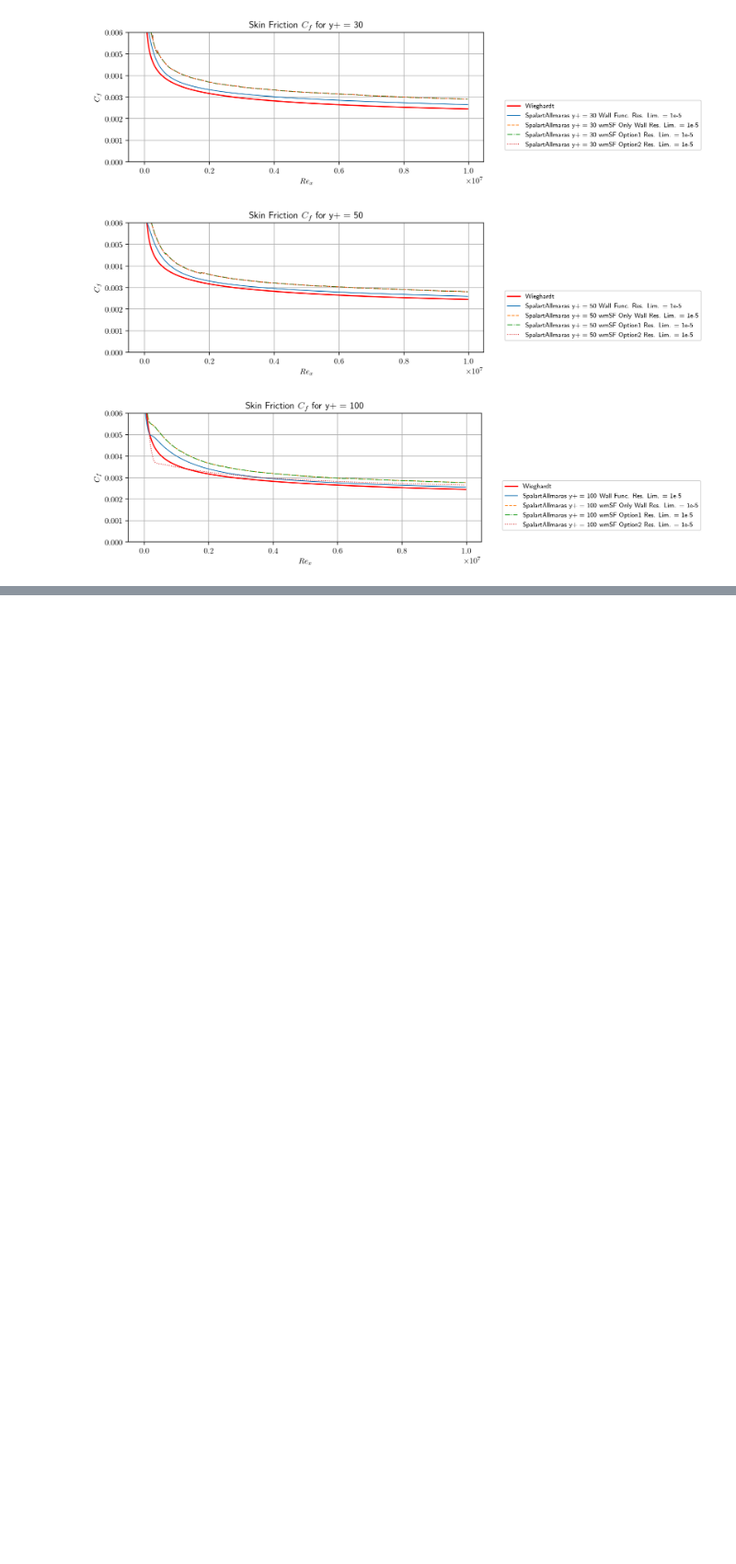
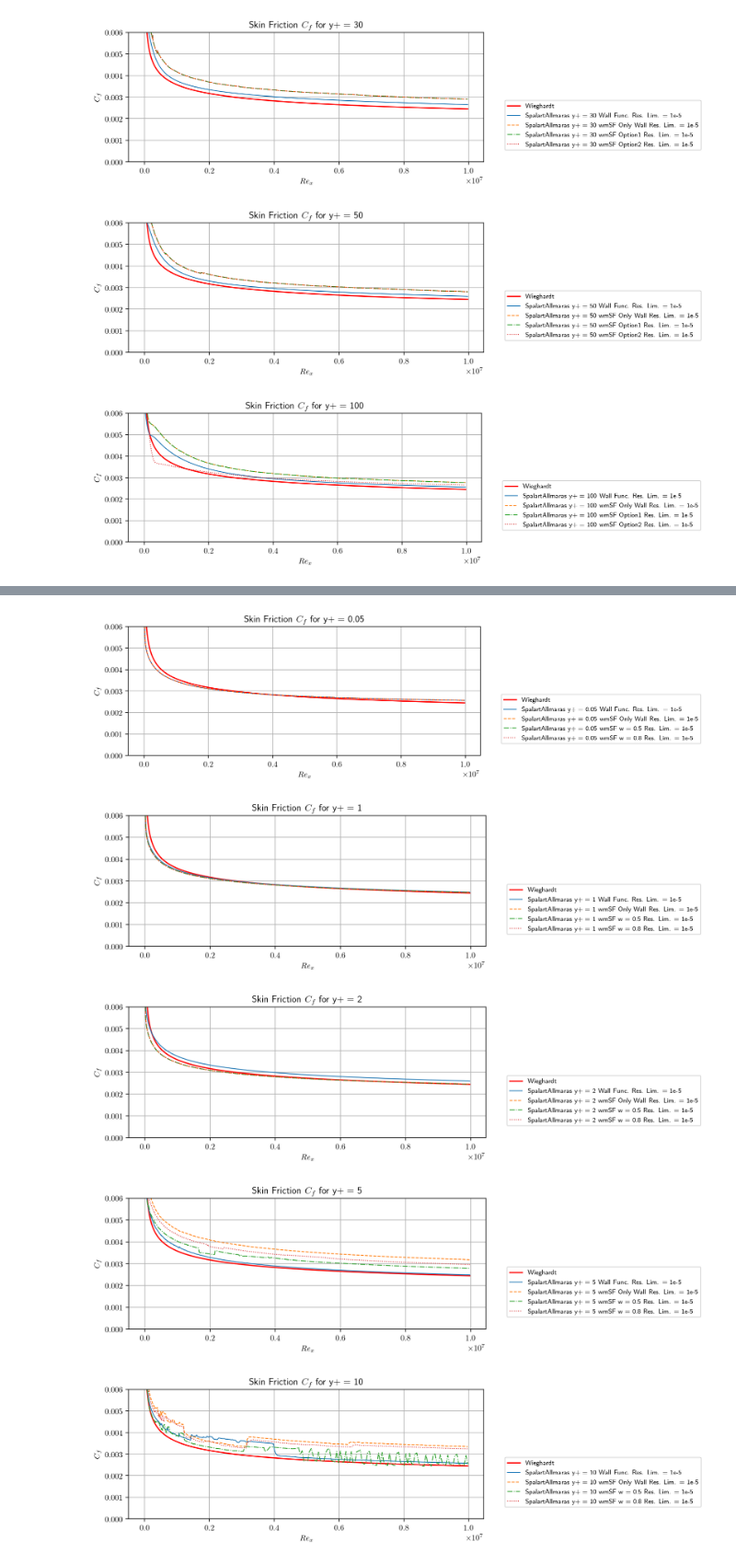
Before and after one commit to AndreWeiner/wall_modeling, a Jupyter notebook: notebooks/Comparison_Cf_wmSF_Sigmoid.ipynb, the cells around one changed output, grey strips where cells are left out. Shown at 92% size. Cells and saved outputs as stored; diff of their text form; code cells hidden in the pictures; blank space fills up the shorter version.

Commit message:
Add comparison graphs for w = 0.5 and 0.8; #9.

```diff
--- a/notebooks/Comparison_Cf_wmSF_Sigmoid.ipynb
+++ b/notebooks/Comparison_Cf_wmSF_Sigmoid.ipynb
@@ -118,0 +130,4 @@ for j in range(len(yp)):
+# %%
+tauw_path_5050 = [run + 'turbulentFlatPlate_wmSF_1stface_5050/yplus_{}/{}yp_surfaceFields.csv'.format(yp[j], yp[j]) for j in range(len(yp)) for i in range(len(res_list))]
+tauw_data_5050 = [pd.read_csv(tauw_path_5050[i + len(res_list)*j]) for j in range(len(yp)) for i in range(len(res_list))]
+tauw_data_5050[0].head()
@@ -118,0 +141,4 @@ for j in range(len(yp)):
+# %%
+tauw_path_8020 = [run + 'turbulentFlatPlate_wmSF_1stface_8020/yplus_{}/{}yp_surfaceFields.csv'.format(yp[j], yp[j]) for j in range(len(yp)) for i in range(len(res_list))]
+tauw_data_8020 = [pd.read_csv(tauw_path_8020[i + len(res_list)*j]) for j in range(len(yp)) for i in range(len(res_list))]
+tauw_data_8020[0].head()
@@ -118,0 +152,26 @@ for j in range(len(yp)):
+# %%
+Cf_5050 = [tauw_data_5050[i + len(res_list)*j]['nuEff_wall']*tauw_data_5050[i + len(res_list)*j]['magGradU_wall']/(0.5*UInf**2) for j in range(len(yp)) for i in range(len(res_list))]
+Cf_8020 = [tauw_data_8020[i + len(res_list)*j]['nuEff_wall']*tauw_data_8020[i + len(res_list)*j]['magGradU_wall']/(0.5*UInf**2) for j in range(len(yp)) for i in range(len(res_list))]
+# %%
+style2 = ["-", "--", "-.", ":"]
+lw2 = 1.0
+for j in range(len(yp)):
+    fig2, ax2 = plt.subplots(1, 1, figsize=(8, 3))
+    plt.ylim([0, 0.006])
+    plt.grid()
+    ax2.set_xlabel(r"$Re_x$")
+    ax2.set_ylabel(r"$C_f$")
+    plt.title(r"Skin Friction $C_f$ for y+ = {}".format(yp[j]))
+    ax2.plot(Rex, wieghardt, color = "r", label = "Wieghardt")
+    for i in range(len(res_list)):
+        ax2.plot(Rex, Cf[i + len(res_list)*j], label = "{} y+ = {} Wall Func. Res. Lim. = 1e-5".format(model_sa, yp[j]), ls = style2[i], c = "C{:d}".format(i), lw = lw2)
+        ax2.plot(Rex, Cf_onlywall[i + len(res_list)*j], label = "{} y+ = {} wmSF Only Wall Res. Lim. = 1e-5".format(model_sa, yp[j]), ls = style2[i+1], c = "C{:d}".format(i+1), lw = lw2)
+        ax2.plot(Rex, Cf_5050[i + len(res_list)*j], label = "{} y+ = {} wmSF w = 0.5 Res. Lim. = 1e-5".format(model_sa, yp[j]), ls = style2[i+2], c = "C{:d}".format(i+2), lw = lw2)
+        ax2.plot(Rex, Cf_8020[i + len(res_list)*j], label = "{} y+ = {} wmSF w = 0.8 Res. Lim. = 1e-5".format(model_sa, yp[j]), ls = style2[i+3], c = "C{:d}".format(i+3), lw = lw2)
+        ax2.legend(fontsize = 8, bbox_to_anchor=(1.05, 0.5))
+# %% [output]
+[figure, added]
+[figure, added]
+[figure, added]
+[figure, added]
+[figure, added]
```
Also changed, not shown: parts of 9 cells of this notebook.
